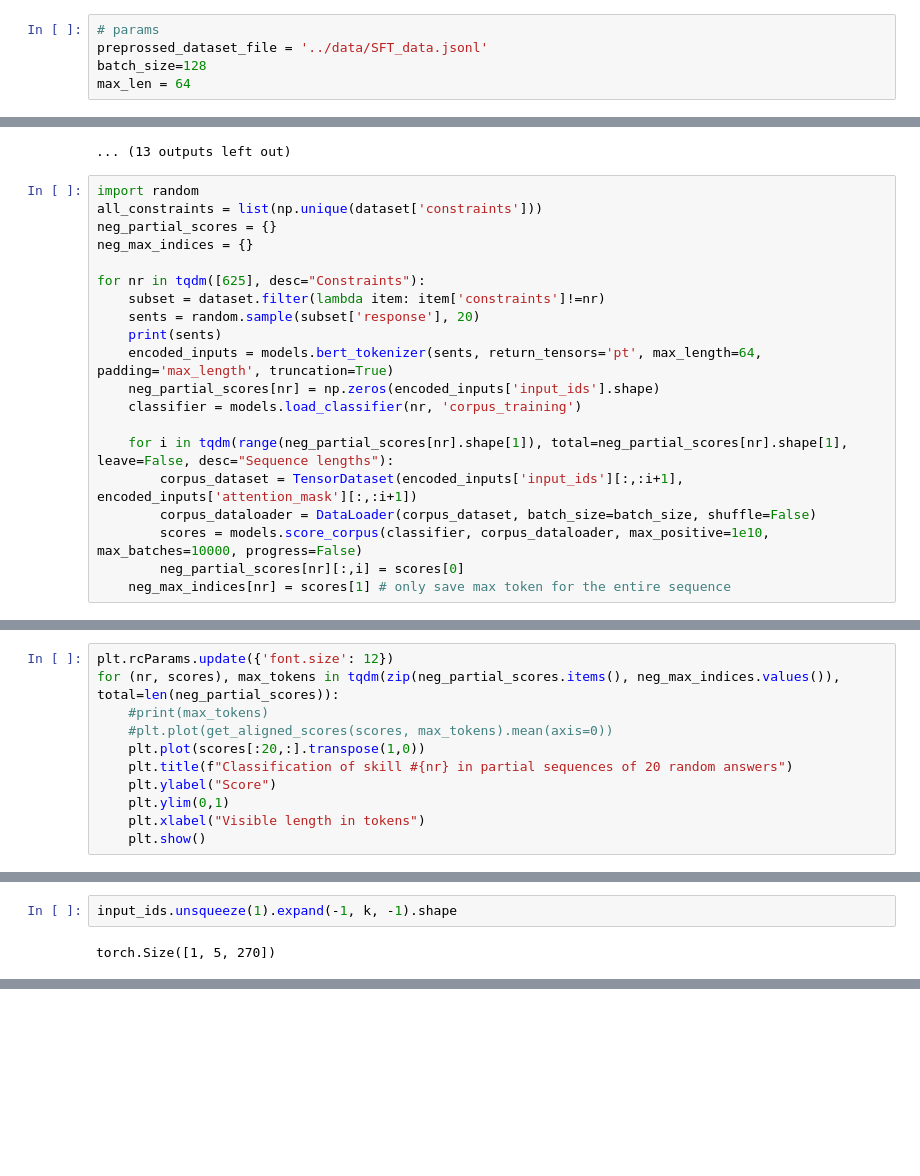
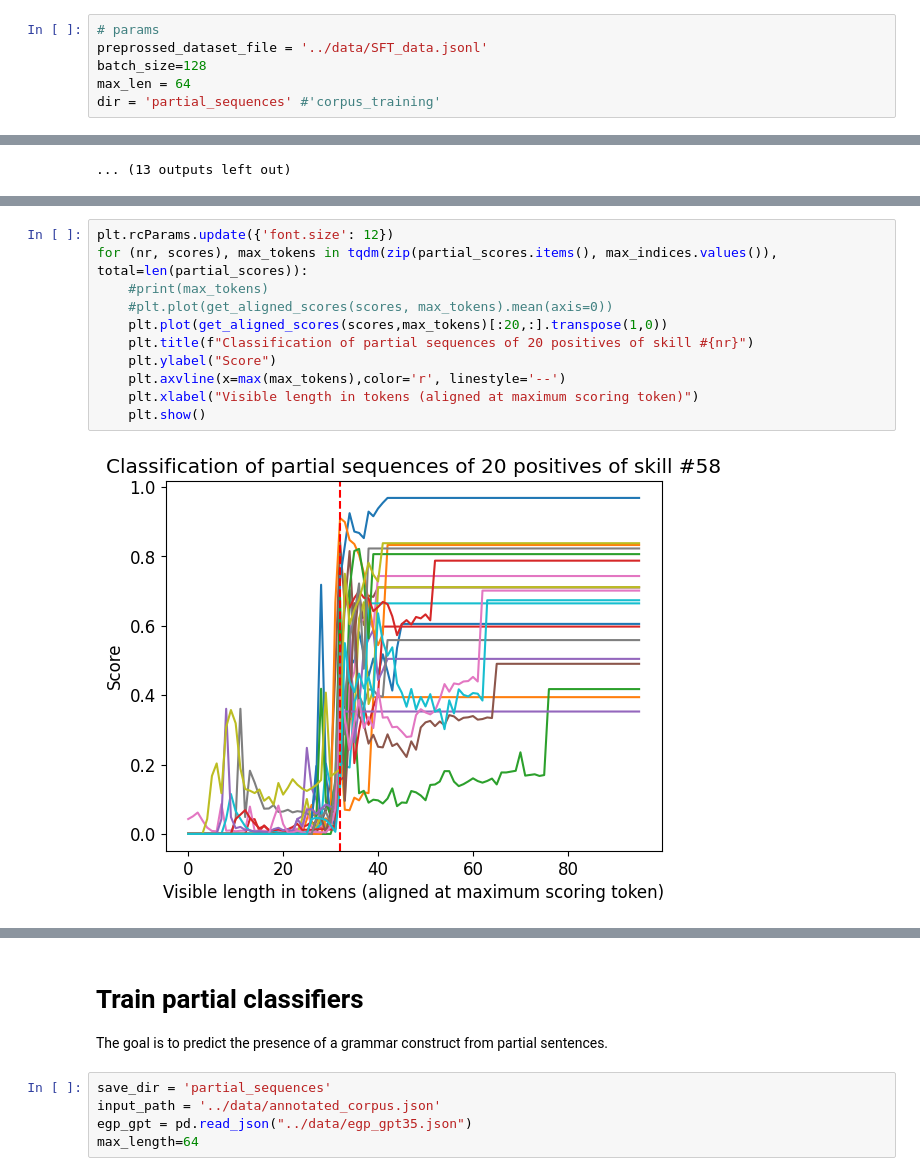
Before and after one commit to shivster2000/grammarctg, a Jupyter notebook: experiments/019_decoding.ipynb, the cells around one changed output, grey strips where cells are left out. Cells and saved outputs as stored; diff of their text form; blank space fills up the shorter version.

```diff
--- a/experiments/019_decoding.ipynb
+++ b/experiments/019_decoding.ipynb
@@ -32,6 +40,7 @@ For an efficient decoding, partial sequences should already score high. Then, we
 preprossed_dataset_file = '../data/SFT_data.jsonl'
 batch_size=128
 max_len = 64
+dir = 'partial_sequences' #'corpus_training'
 # %%
 # data
 dataset = datasets.load_dataset('json', data_files=preprossed_dataset_file, split='train')
@@ -95,23 +104,3 @@ for (nr, scores), max_tokens in tqdm(zip(partial_scores.items(), max_indices.val
 [figure]
 [figure]
 ... (13 outputs left out)
-# %%
-import random
-all_constraints = list(np.unique(dataset['constraints']))
-neg_partial_scores = {}
-neg_max_indices = {}
-
-for nr in tqdm([625], desc="Constraints"):
-    subset = dataset.filter(lambda item: item['constraints']!=nr)
-    sents = random.sample(subset['response'], 20)
-    print(sents)
-    encoded_inputs = models.bert_tokenizer(sents, return_tensors='pt', max_length=64, padding='max_length', truncation=True)
-    neg_partial_scores[nr] = np.zeros(encoded_inputs['input_ids'].shape)
-    classifier = models.load_classifier(nr, 'corpus_training')
-
-    for i in tqdm(range(neg_partial_scores[nr].shape[1]), total=neg_partial_scores[nr].shape[1], leave=False, desc="Sequence lengths"):
-        corpus_dataset = TensorDataset(encoded_inputs['input_ids'][:,:i+1], encoded_inputs['attention_mask'][:,:i+1])
-        corpus_dataloader = DataLoader(corpus_dataset, batch_size=batch_size, shuffle=False)
-        scores = models.score_corpus(classifier, corpus_dataloader, max_positive=1e10, max_batches=10000, progress=False)
-        neg_partial_scores[nr][:,i] = scores[0]
-    neg_max_indices[nr] = scores[1] # only save max token for the entire sequence
@@ -120,11 +106,0 @@ for nr in tqdm([625], desc="Constraints"):
-# %%
-plt.rcParams.update({'font.size': 12})
-for (nr, scores), max_tokens in tqdm(zip(neg_partial_scores.items(), neg_max_indices.values()), total=len(neg_partial_scores)):
-    #print(max_tokens)
-    #plt.plot(get_aligned_scores(scores, max_tokens).mean(axis=0))
-    plt.plot(scores[:20,:].transpose(1,0))
-    plt.title(f"Classification of skill #{nr} in partial sequences of 20 random answers")
-    plt.ylabel("Score")
-    plt.ylim(0,1)
-    plt.xlabel("Visible length in tokens")
-    plt.show()
@@ -255,4 +107,13 @@ tensor([[[    1,   733, 16289,  ..., 28760, 28747, 28747],
-# %%
-input_ids.unsqueeze(1).expand(-1, k, -1).shape
-# %% [output]
-torch.Size([1, 5, 270])
+# %%
+plt.rcParams.update({'font.size': 12})
+for (nr, scores), max_tokens in tqdm(zip(partial_scores.items(), max_indices.values()), total=len(partial_scores)):
+    #print(max_tokens)
+    #plt.plot(get_aligned_scores(scores, max_tokens).mean(axis=0))
+    plt.plot(get_aligned_scores(scores,max_tokens)[:20,:].transpose(1,0))
+    plt.title(f"Classification of partial sequences of 20 positives of skill #{nr}")
+    plt.ylabel("Score")
+    plt.axvline(x=max(max_tokens),color='r', linestyle='--')
+    plt.xlabel("Visible length in tokens (aligned at maximum scoring token)")
+    plt.show()
+# %% [output]
+[figure, added]
@@ -258,0 +126,8 @@ torch.Size([1, 5, 270])
+# %% [markdown]
+# Train partial classifiers
+The goal is to predict the presence of a grammar construct from partial sentences.
+# %%
+save_dir = 'partial_sequences'
+input_path = '../data/annotated_corpus.json'
+egp_gpt = pd.read_json("../data/egp_gpt35.json")
+max_length=64
```
Also changed, not shown: parts of 47 cells of this notebook, 6 other files.
